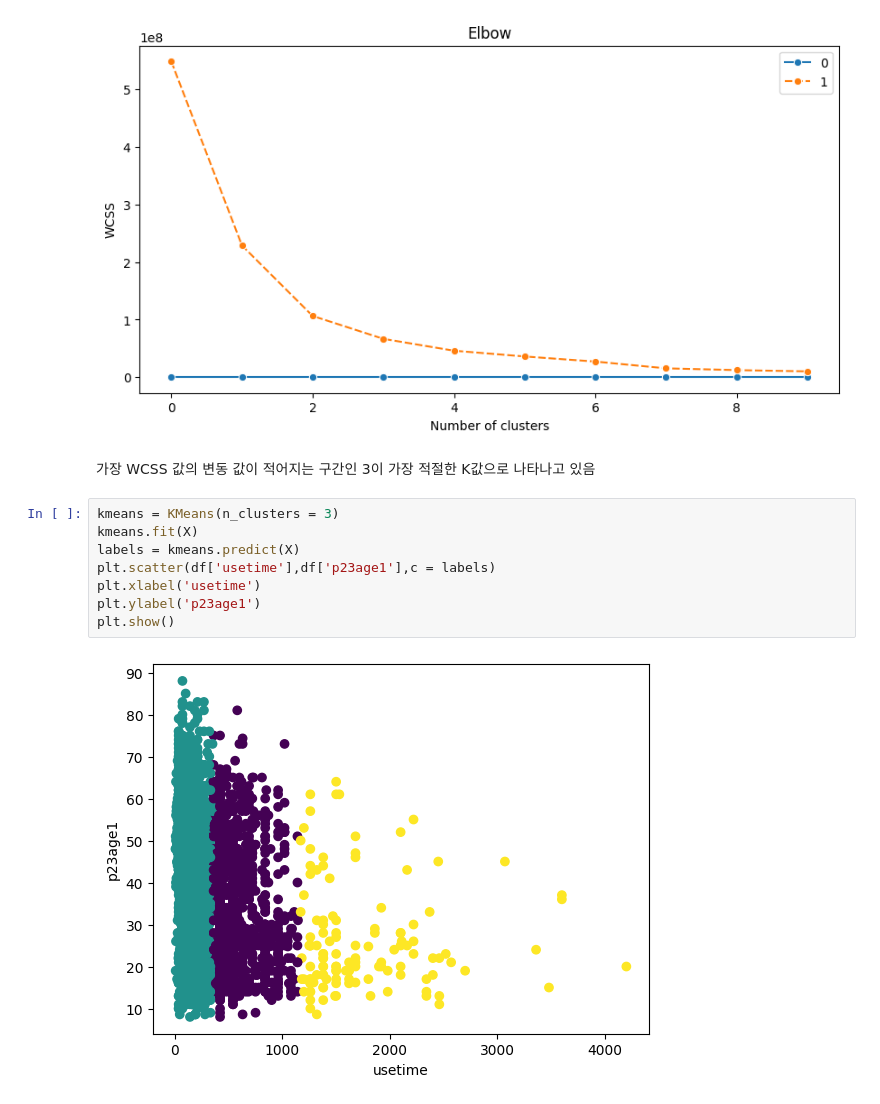
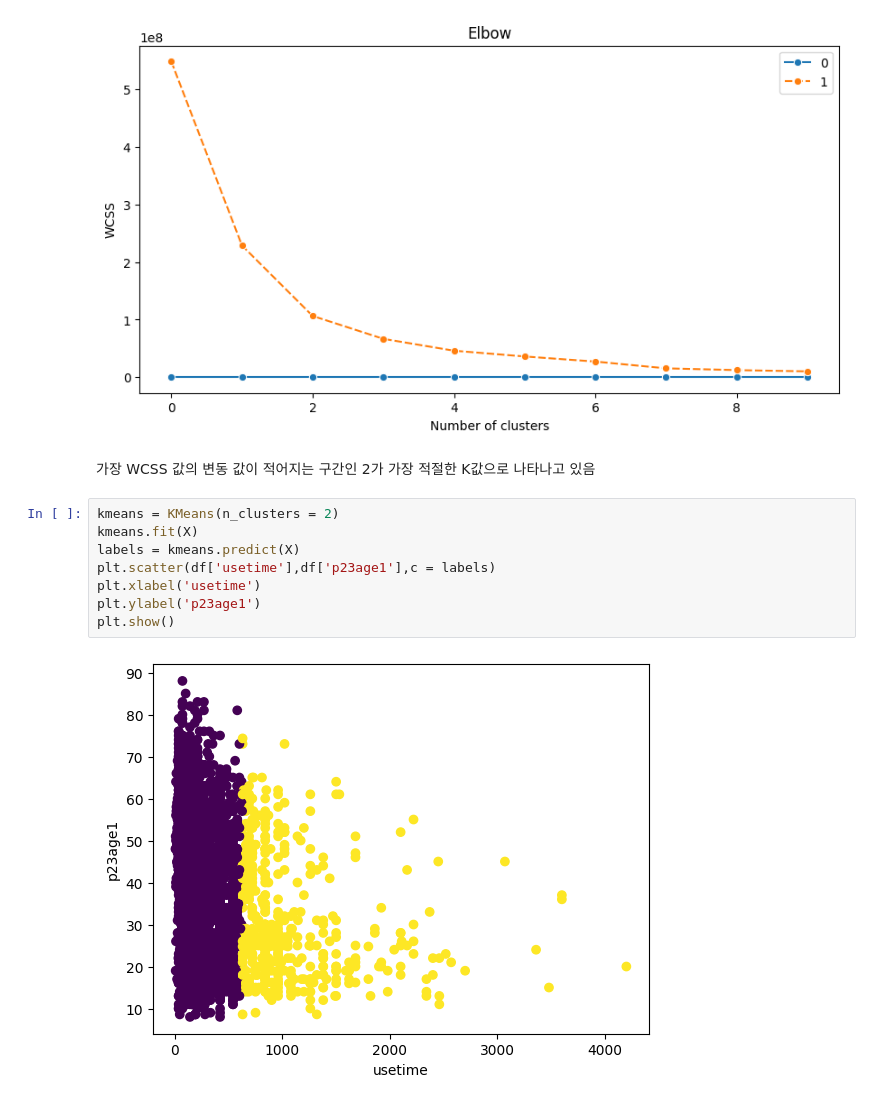
Before and after one commit to Konkuk-Univ-Glocal-Campus/ml202401-midterm-JJH2018, a Jupyter notebook: k_mean.ipynb, the cells around one changed output. Saved outputs shown, nothing was run; the diff lists cells and outputs as text.

```diff
--- a/k_mean.ipynb
+++ b/k_mean.ipynb
@@ -332,16 +332,16 @@ plt.show()
 # %% [output]
 [figure]
 # %% [markdown]
-가장 WCSS 값의 변동 값이 적어지는 구간인 3이 가장 적절한 K값으로 나타나고 있음
+가장 WCSS 값의 변동 값이 적어지는 구간인 2가 가장 적절한 K값으로 나타나고 있음
 # %%
-kmeans = KMeans(n_clusters = 3)
+kmeans = KMeans(n_clusters = 2)
 kmeans.fit(X)
 labels = kmeans.predict(X)
 plt.scatter(df['usetime'],df['p23age1'],c = labels)
 plt.xlabel('usetime')
 plt.ylabel('p23age1')
 plt.show()
 # %% [output]
-[figure, old version]
+[figure, new version]
 # %%
 # KMeans 클러스터링 모델을 초기화하고 학습
```
Also changed, not shown: parts of 6 cells of this notebook.
